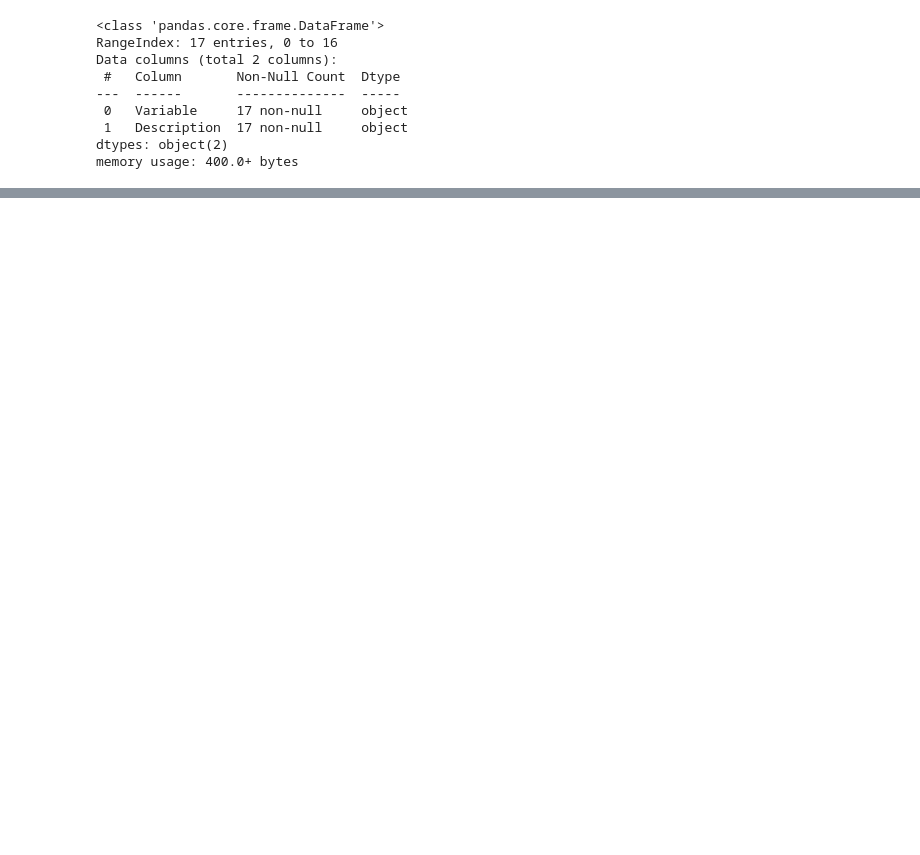
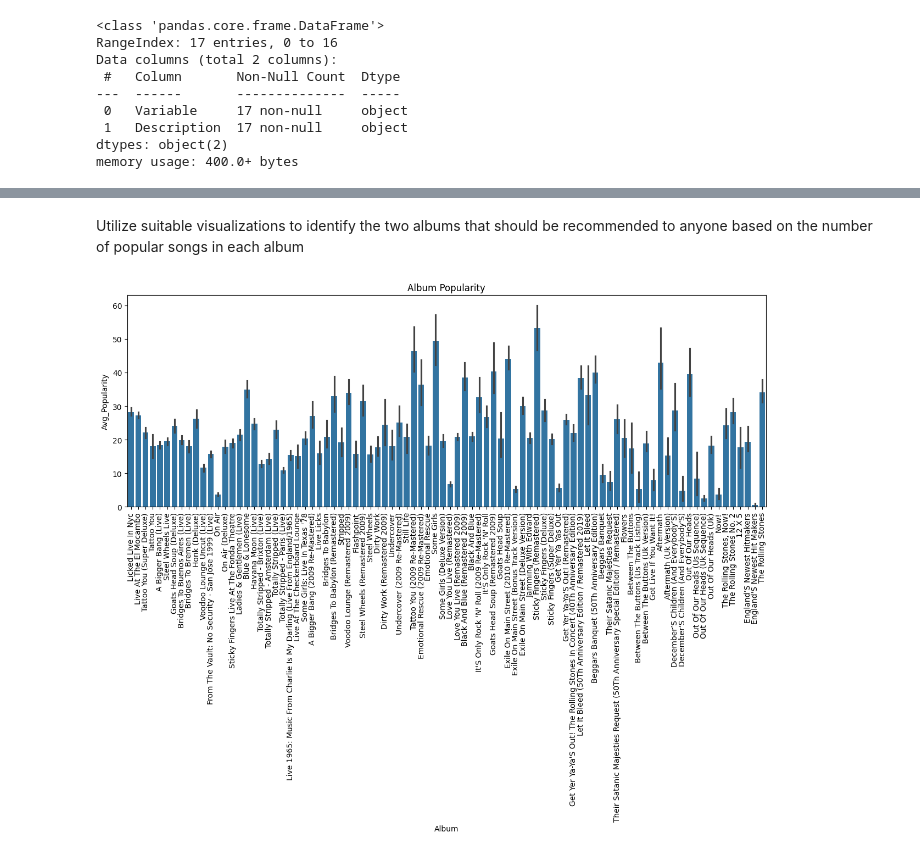
Before and after one commit to vinodvicki/Creating-Cohorts-of-Songs-., a Jupyter notebook: simpiliern__proj.ipynb, the cells around one changed output, grey strips where cells are left out. Cells and saved outputs as stored; diff of their text form; code cells hidden in the pictures; blank space fills up the shorter version.

```diff
--- a/simpiliern__proj.ipynb
+++ b/simpiliern__proj.ipynb
@@ -79,0 +212,9 @@ memory usage: 400.0+ bytes
+# %%
+# Remove outliers based on Z-score
+df = df[(np.abs(stats.zscore(df[numeric_col])) < 3).all(axis=1)]
+
+# Create a feature for the decade of release
+df['release_decade'] = (df['year'] // 10) * 10
+
+# Ensure consistent capitalization for album names
+df['album'] = df['album'].str.title()
@@ -79,0 +250,13 @@ memory usage: 400.0+ bytes
+# %% [markdown]
+Utilize suitable visualizations to identify the two albums that should be recommended to anyone based on the number of popular songs in each album
+# %%
+df.groupby('album')['popularity'].mean().sort_values(ascending=False)
+plt.figure(figsize=(15,5))
+sns.barplot(x='album',y='popularity',data= df)
+plt.xlabel('Album')
+plt.ylabel('Avg_Popularity')
+plt.title('Album Popularity')
+plt.xticks(rotation=90)
+plt.show()
+# %% [output]
+[figure, added]
```
Also changed, not shown: parts of 21 cells of this notebook.
